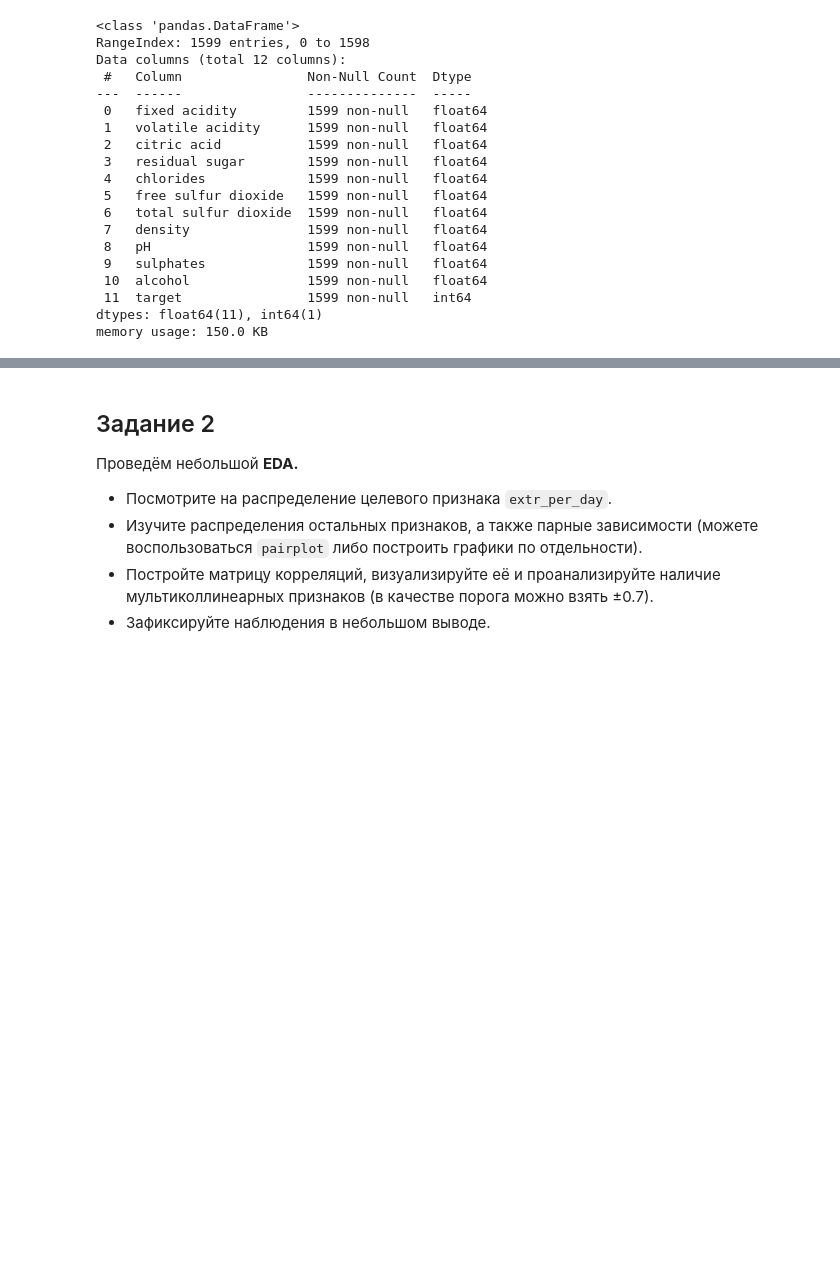
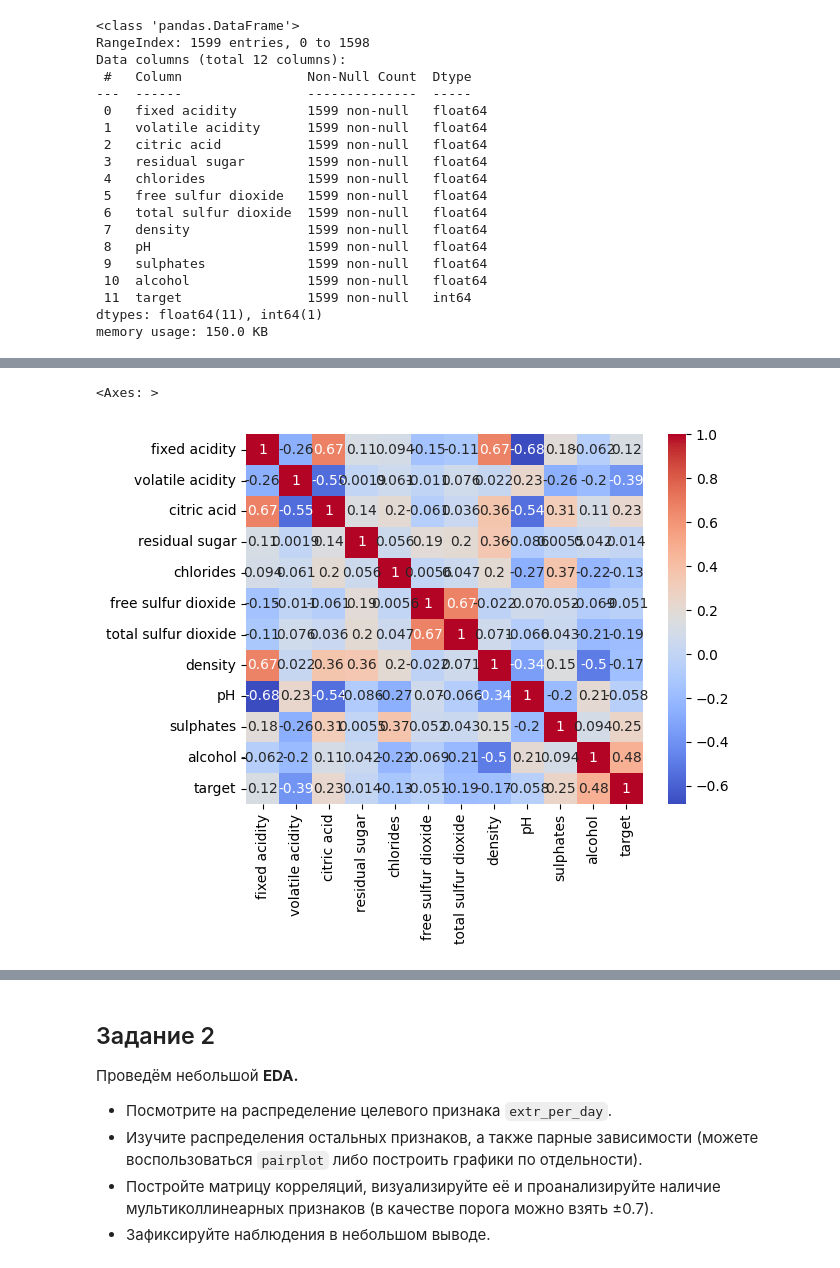
Before and after one commit to emkex/ai_engineer, a Jupyter notebook: 7_week/HW_ML_GD.ipynb, the cells around one changed output, grey strips where cells are left out. Drawn from its saved outputs; the diff is of its cells as text; code cells hidden in the pictures; blank space fills up the shorter version.

```diff
--- a/7_week/HW_ML_GD.ipynb
+++ b/7_week/HW_ML_GD.ipynb
@@ -129,0 +176,5 @@ memory usage: 150.0 KB
+# %%
+sns.heatmap(df.corr(), annot=True, cmap='coolwarm')
+# %% [output]
+<Axes: >
+[figure, added]
```
Also changed, not shown: parts of 10 cells of this notebook.
